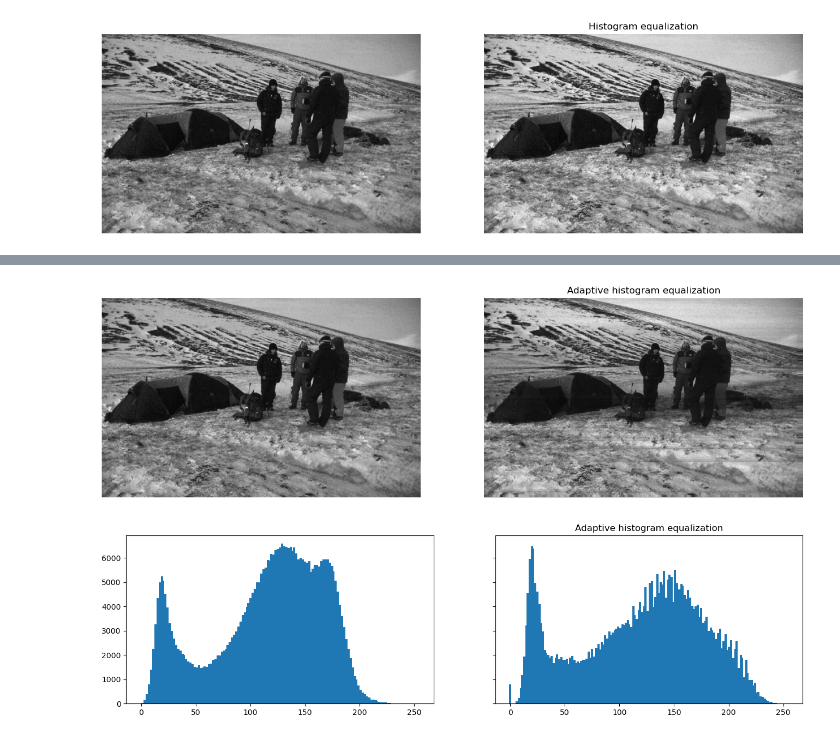
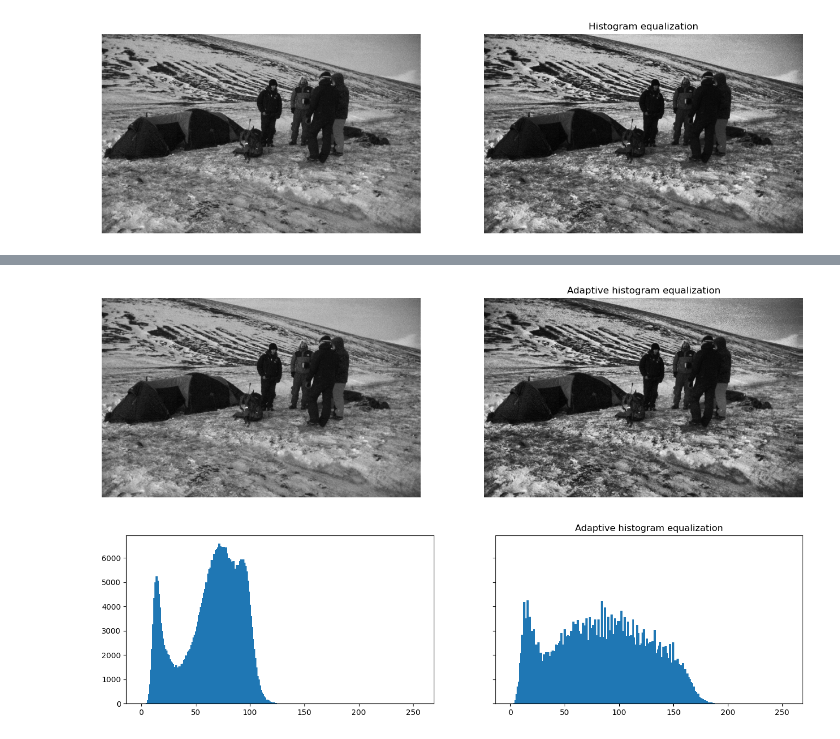
Before and after one commit to Moorboor/ComputerVision, a Jupyter notebook: Homeworks/1/AHE.ipynb, the cells around one changed output, grey strips where cells are left out. Drawn from its saved outputs; the diff is of its cells as text; code cells hidden in the pictures.

```diff
--- a/Homeworks/1/AHE.ipynb
+++ b/Homeworks/1/AHE.ipynb
@@ -44,9 +43,9 @@ get_entropy(frame)
 6.544481825654289
 # %%
 def histogram_equalization(frame):
-    hist = np.histogram(frame, bins=256)[0]
+    hist = np.array([np.where(frame==i ,1 ,0).sum() for i in range(256)])
     prob = hist/hist.sum()
-    transfer = np.cumsum(prob) -np.arange(256)/256
+    transfer = np.cumsum(prob) - np.arange(256)/256
     transfer = {i:val for i, val in enumerate(transfer)}
     return transfer
 # %%
@@ -55,7 +54,7 @@ transfer = histogram_equalization(frame)
 frame_he = np.ones_like(frame)
 for i in range(frame.shape[0]):
     for j in range(frame.shape[1]):
-        frame_he[i,j] = frame[i,j] + frame[i,j] * -transfer[frame[i,j]]
+        frame_he[i,j] = frame[i,j] * (1 + transfer[frame[i,j]])
 # %%
 fig, (ax1, ax2) = plt.subplots(nrows=1, ncols=2, figsize=(16,6))
 ax1.imshow(frame, cmap="gray")
@@ -82,5 +81,5 @@ plt.title("Histogram equalization");
 # %%
-def adaptive_histogram_equalization(frame, n=2, k=395):
+def adaptive_histogram_equalization(frame, n=3, k=396):
     frame_ahe = np.ones_like(frame)
 
     for i in range(n, frame.shape[0]-n, n*2):
@@ -90,7 +89,7 @@ def adaptive_histogram_equalization(frame, n=2, k=395):
 
             for x in range(curr_frame.shape[0]):
                 for y in range(curr_frame.shape[1]):
-                    frame_ahe[i-n+x:i+n+x,j-k+y:j+k+y] = curr_frame[x,y] + curr_frame[x,y] * -transfer[curr_frame[x,y]]
+                    frame_ahe[i-n+x:i+n+x,j-k+y:j+k+y] = curr_frame[x,y] * (1 + transfer[curr_frame[x,y]])
 
     return frame_ahe
 # %%
@@ -104,18 +103,18 @@ ax2.axis("off")
 get_entropy(frame_ahe)
 plt.title("Adaptive histogram equalization");
 # %% [output]
-[figure, old version]
+[figure, new version]
 # %%
 fig, (ax1, ax2) = plt.subplots(nrows=1, ncols=2, figsize=(16,4), sharex=True, sharey=True)
 
 
 info = get_information_content(frame)
-hist = np.histogram(frame, bins=255)[0]
-ax1.bar(np.arange(255), hist, width=2);
+hist = np.array([np.where(frame==i, 1, 0).sum() for i in range(256)])
+ax1.bar(np.arange(256), hist, width=2);
 info = get_information_content(frame_ahe)
-hist = np.histogram(frame_ahe, bins=255)[0]
-ax2.bar(np.arange(255), hist, width=2);
+hist = np.array([np.where(frame_ahe==i, 1, 0).sum() for i in range(256)])
+ax2.bar(np.arange(256), hist, width=2);
 plt.title("Adaptive histogram equalization");
 # %% [output]
-[figure, old version]
+[figure, new version]
 # %%
```
Also changed, not shown: parts of 10 cells of this notebook, 3 other files.
